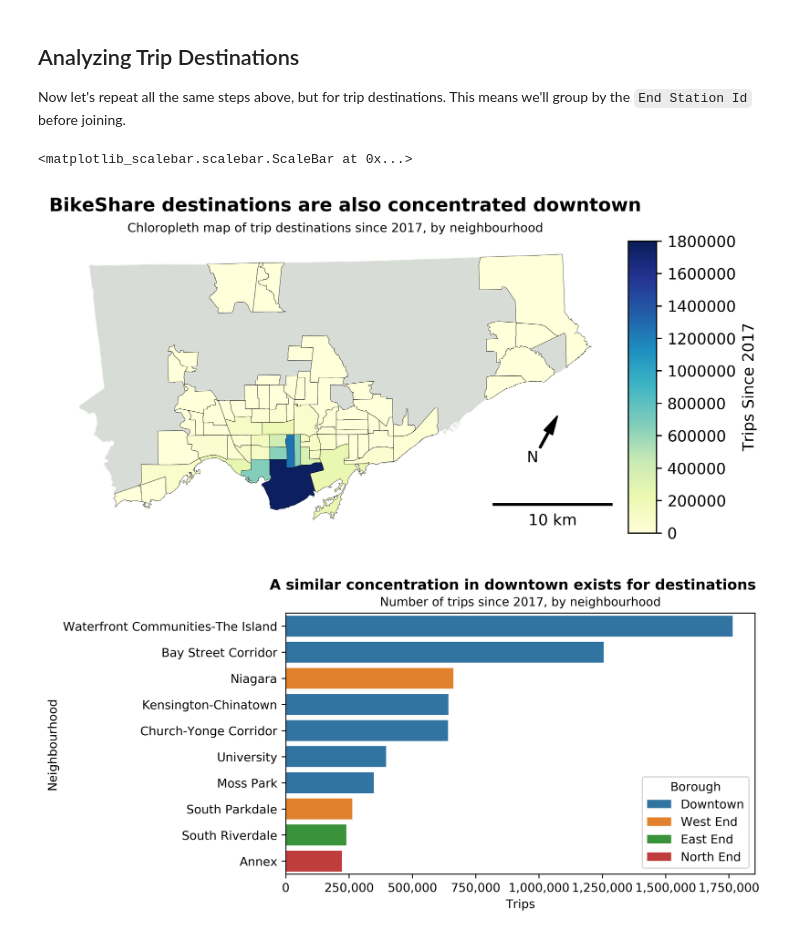
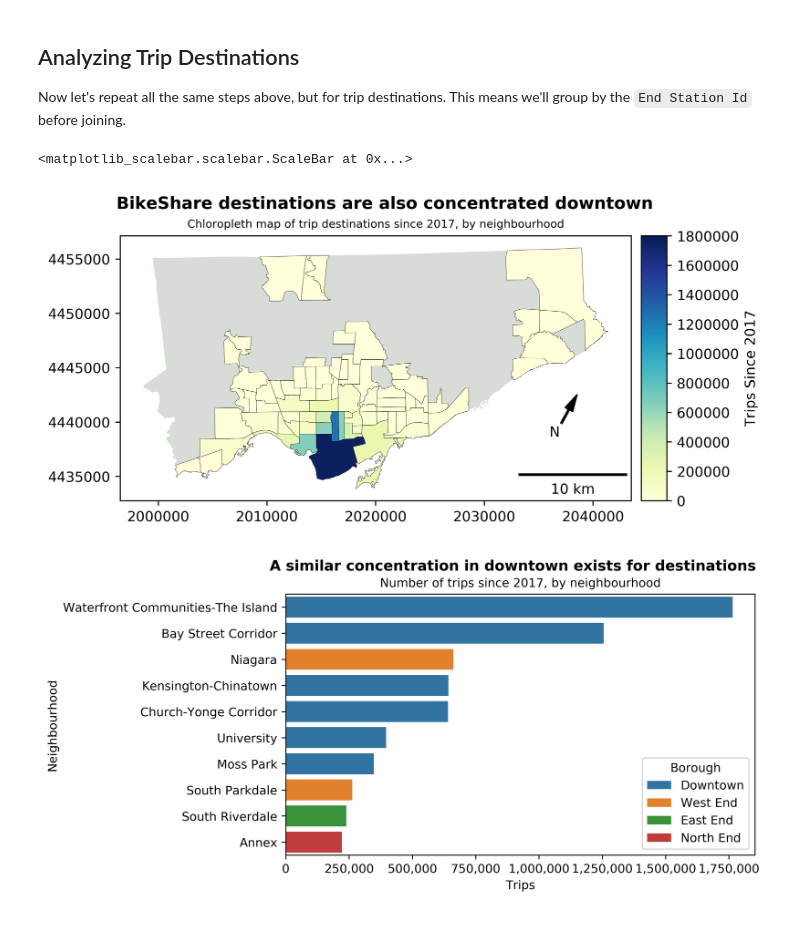
Before and after one commit to rickl4/bikeshare_project, a Jupyter notebook: stage2/neighbourhoods_analysis.ipynb, the cells around one changed output. Cells and saved outputs as stored; diff of their text form; code cells hidden in the pictures.

```diff
--- a/stage2/neighbourhoods_analysis.ipynb
+++ b/stage2/neighbourhoods_analysis.ipynb
@@ -244,36 +246,32 @@ trips_dest_gdf = neighbourhoods.merge(trips_dest_gdf.groupby('area_short').sum()
 # %%
 fig, ax = plt.subplots()
 fig.set_size_inches(7,4)
 
 divider = make_axes_locatable(ax)
 
 cax = divider.append_axes("right", size="5%", pad=0.1) #to clean up the chloropleth legend
 
 trips_dest_gdf.plot(column = 'Trips', cmap = 'YlGnBu', ax = ax, legend = True,
                       zorder = 1, edgecolor = 'k', linewidth = 0.2,
                      legend_kwds={'label': "Trips Since 2017"}, cax = cax, vmin = 0, vmax = 1800000)
 
 city_boundary.plot(ax = ax, zorder = 0, color = 'xkcd:light grey') #any neighbourhood without a bike share trip will be grey
 
 #north arrow
 x, y, arrow_length = 0.85, 0.4, 0.15
 ax.annotate('N', xy=(x + 0.15 * math.sin(math.radians(17)), y), xytext=(x, y- 0.15 * math.cos(math.radians(17))),
             arrowprops = dict(facecolor='black', width=1, headwidth=6),
             ha='center', va='center', fontsize=10,
             xycoords=ax.transAxes)
 
 plt.suptitle('BikeShare destinations are also concentrated downtown', fontsize = 12, fontweight = 'bold', y = 0.93)
 
 ax.set_title('Chloropleth map of trip destinations since 2017, by neighbourhood', fontsize = 8)
 
-ax.set_yticklabels([])
-ax.set_xticklabels([])
-ax.set_axis_off()
-
 ax.add_artist(ScaleBar(1, location = 'lower right', length_fraction = 0.25))# scale bar
 # %% [output]
 <matplotlib_scalebar.scalebar.ScaleBar at 0x...>
-[figure, old version]
+[figure, new version]
 # %%
 fig, ax = plt.subplots()
 
```
Also changed, not shown: parts of 2 cells of this notebook.
